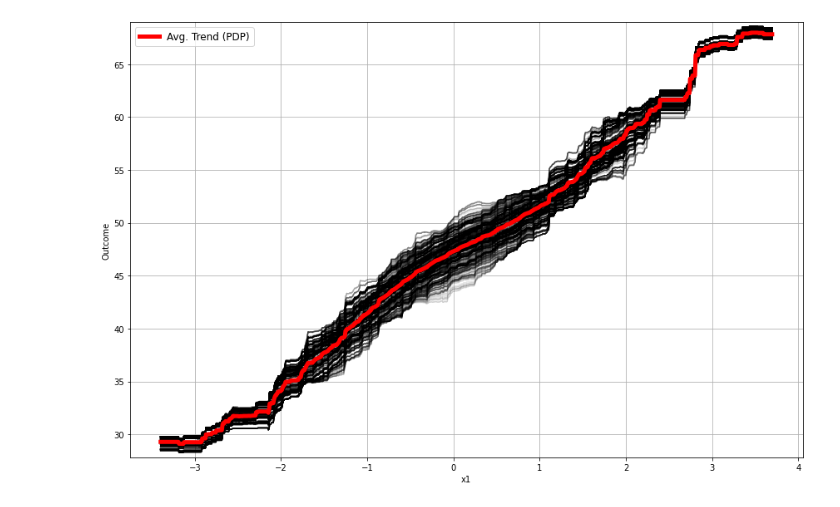
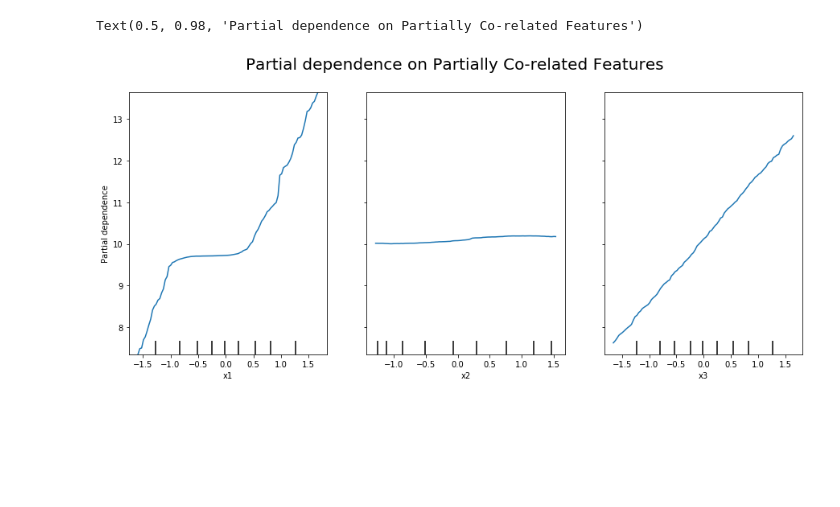
Before and after one commit to csngh/interpretable_ml_tests, a Jupyter notebook: synthetic_data_tests/partially_correlated_features_test.ipynb, the cells around one changed output. Cells and saved outputs as stored; diff of their text form; code cells hidden in the pictures; blank space fills up the shorter version.

```diff
--- a/synthetic_data_tests/partially_correlated_features_test.ipynb
+++ b/synthetic_data_tests/partially_correlated_features_test.ipynb
@@ -142,5 +71,10 @@ RandomForestRegressor()
-# %%
-# Analyzing PDP plots
-plot_ICE('x1', X, y, est, 'x1', 'Outcome')
-# %% [output]
-[figure, removed]
+# %%
+# Analyzing PDP plots
+fig = plt.gcf()
+fig.set_size_inches(15,6)
+features = ['x1', 'x2', 'x3']
+plot_partial_dependence(est, X, features, fig = fig)
+fig.suptitle("Partial dependence on Partially Co-related Features", fontsize = 20)
+# %% [output]
+Text(0.5, 0.98, 'Partial dependence on Partially Co-related Features')
+[figure, added]
```
Also changed, not shown: parts of 12 cells of this notebook, 1 other file.
